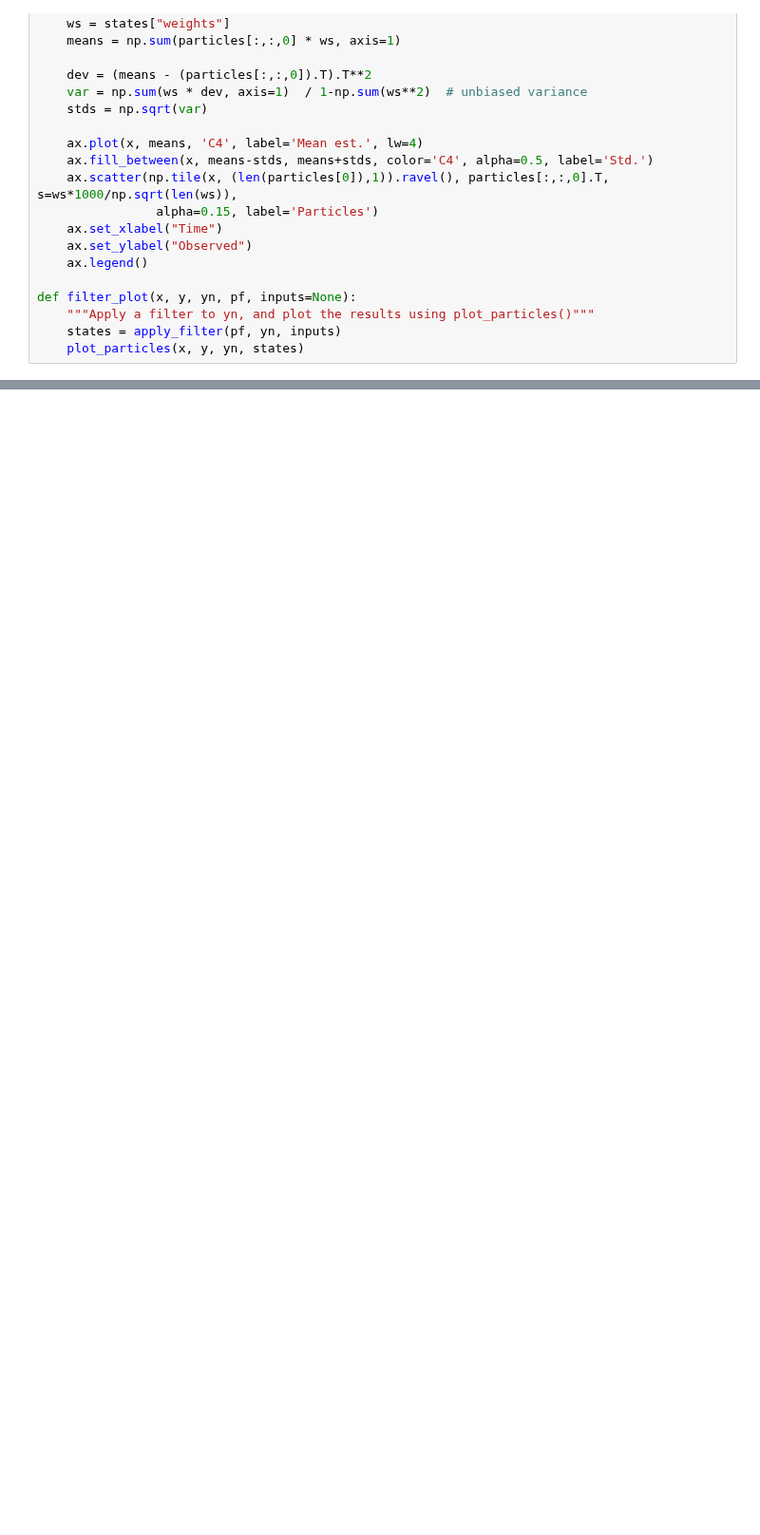
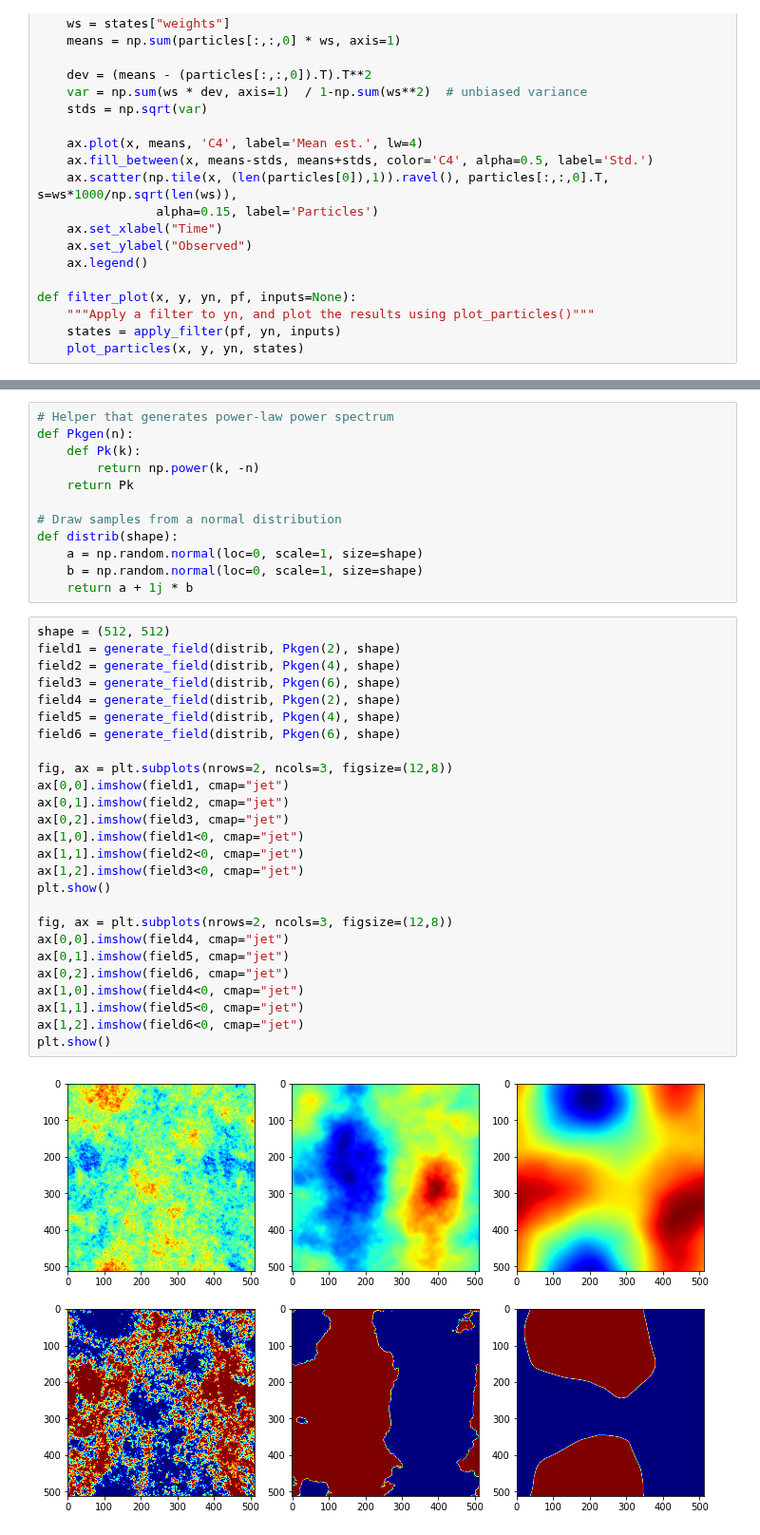
Before and after one commit to UM-Bridge/benchmarks, a Jupyter notebook: models/acoustic_gravity/tinyDA-acoustic.ipynb, the cells around one changed output, grey strips where cells are left out. Shown at 95% size. Cells and saved outputs as stored; diff of their text form; blank space fills up the shorter version.

```diff
--- a/models/acoustic_gravity/tinyDA-acoustic.ipynb
+++ b/models/acoustic_gravity/tinyDA-acoustic.ipynb
@@ -217,0 +288,40 @@ filter_plot(x, y, yn, pf)
+# %%
+# Helper that generates power-law power spectrum
+def Pkgen(n):
+    def Pk(k):
+        return np.power(k, -n)
+    return Pk
+
+# Draw samples from a normal distribution
+def distrib(shape):
+    a = np.random.normal(loc=0, scale=1, size=shape)
+    b = np.random.normal(loc=0, scale=1, size=shape)
+    return a + 1j * b
+# %%
+shape = (512, 512)
+field1 = generate_field(distrib, Pkgen(2), shape)
+field2 = generate_field(distrib, Pkgen(4), shape)
+field3 = generate_field(distrib, Pkgen(6), shape)
+field4 = generate_field(distrib, Pkgen(2), shape)
+field5 = generate_field(distrib, Pkgen(4), shape)
+field6 = generate_field(distrib, Pkgen(6), shape)
+
+fig, ax = plt.subplots(nrows=2, ncols=3, figsize=(12,8))
+ax[0,0].imshow(field1, cmap="jet")
+ax[0,1].imshow(field2, cmap="jet")
+ax[0,2].imshow(field3, cmap="jet")
+ax[1,0].imshow(field1<0, cmap="jet")
+ax[1,1].imshow(field2<0, cmap="jet")
+ax[1,2].imshow(field3<0, cmap="jet")
+plt.show()
+
+fig, ax = plt.subplots(nrows=2, ncols=3, figsize=(12,8))
+ax[0,0].imshow(field4, cmap="jet")
+ax[0,1].imshow(field5, cmap="jet")
+ax[0,2].imshow(field6, cmap="jet")
+ax[1,0].imshow(field4<0, cmap="jet")
+ax[1,1].imshow(field5<0, cmap="jet")
+ax[1,2].imshow(field6<0, cmap="jet")
+plt.show()
+# %% [output]
+[figure, added]
```
Also changed, not shown: parts of 31 cells of this notebook.
